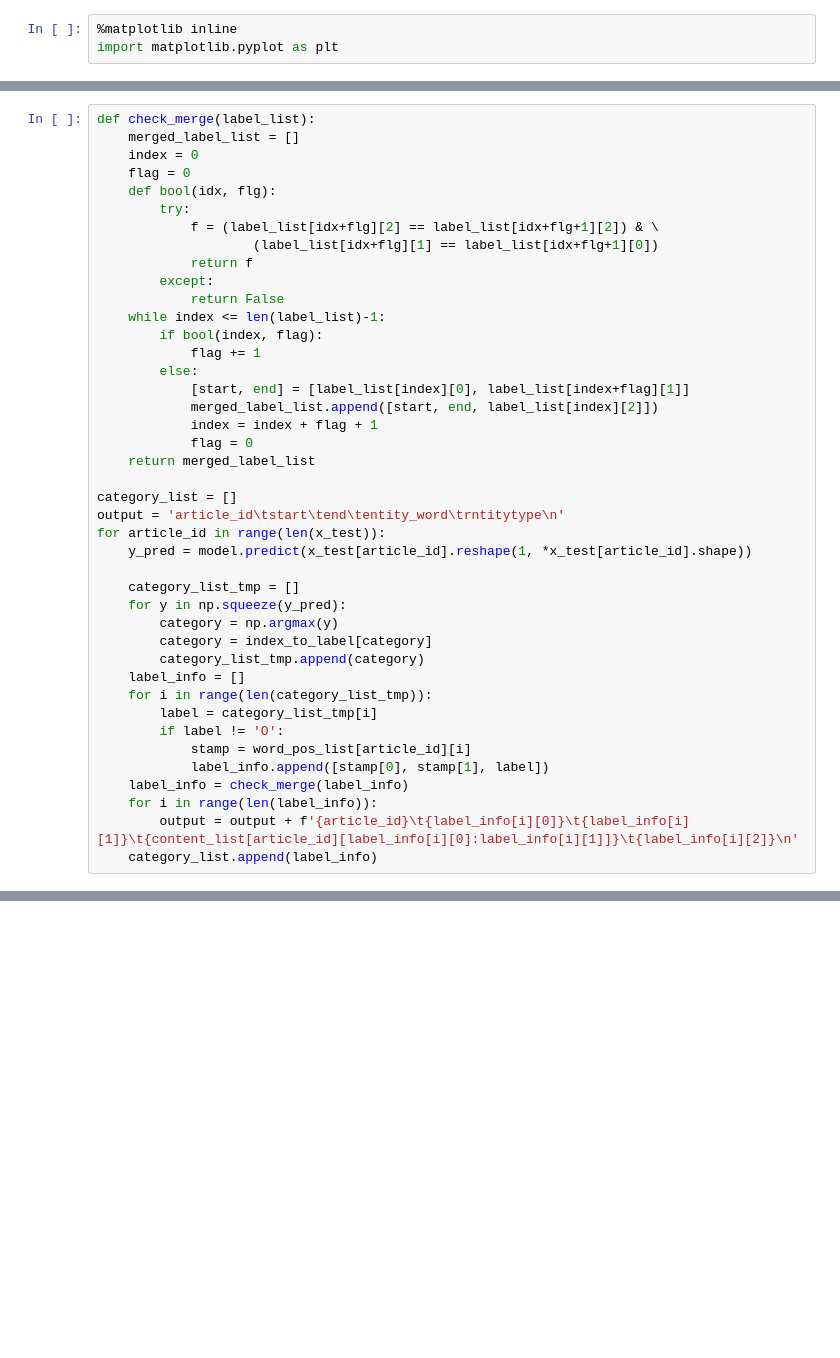
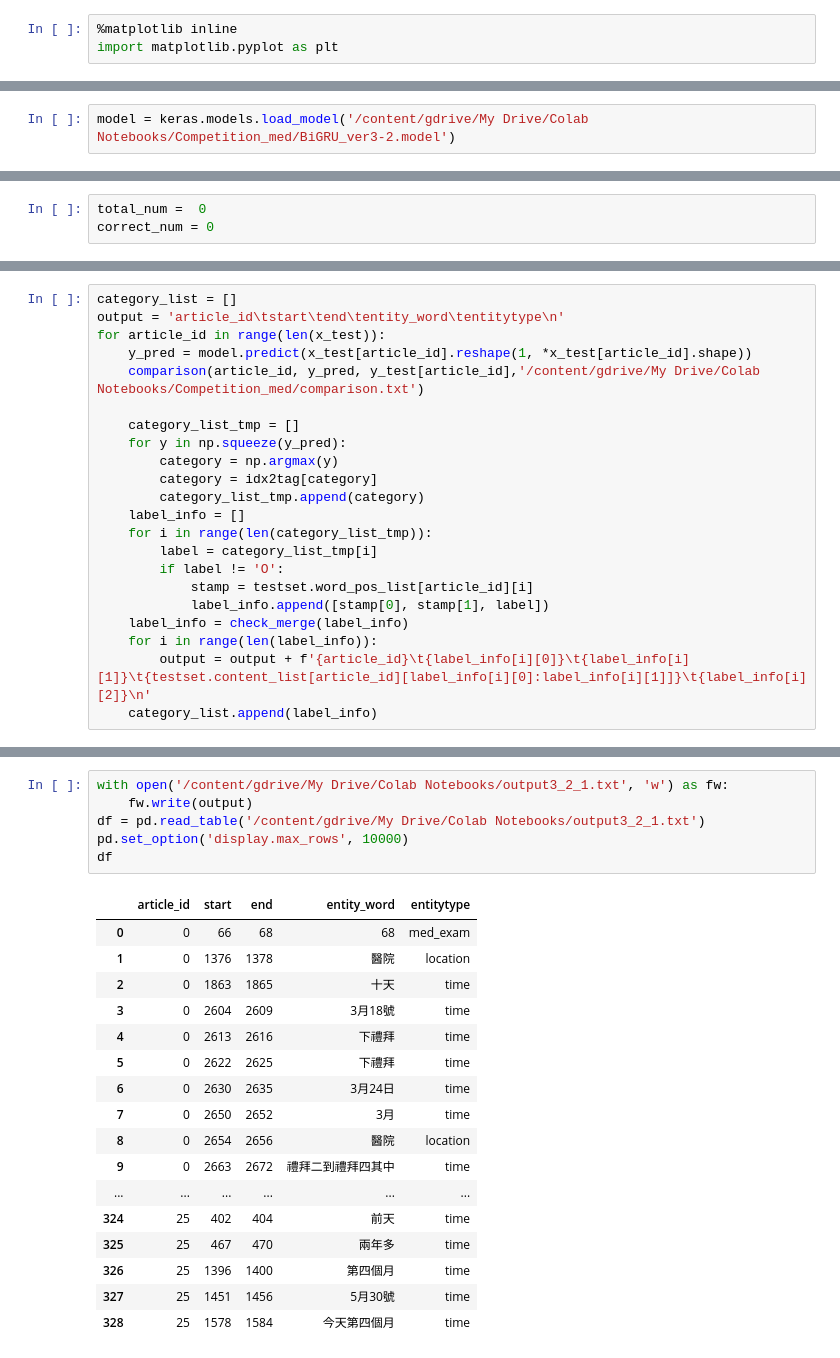
Before and after one commit to kuan0808/Med_Conversation_NER, a Jupyter notebook: medical_NER.ipynb, the cells around one changed output, grey strips where cells are left out. Cells and saved outputs as stored; diff of their text form; blank space fills up the shorter version.

Commit message:
Dataset class object, Bidirectional- GRU - tags number from trainset - output csv file

```diff
--- a/medical_NER.ipynb
+++ b/medical_NER.ipynb
@@ -348,0 +449,2 @@ Text(0.5, 1.0, 'Loss Curves')
+# %%
+model = keras.models.load_model('/content/gdrive/My Drive/Colab Notebooks/Competition_med/BiGRU_ver3-2.model')
@@ -348,0 +457,3 @@ Text(0.5, 1.0, 'Loss Curves')
+# %%
+total_num =  0
+correct_num = 0
@@ -349,42 +497,22 @@ Text(0.5, 1.0, 'Loss Curves')
 # %%
-def check_merge(label_list):
-    merged_label_list = []
-    index = 0
-    flag = 0
-    def bool(idx, flg):
-        try:
-            f = (label_list[idx+flg][2] == label_list[idx+flg+1][2]) & \
-                    (label_list[idx+flg][1] == label_list[idx+flg+1][0])
-            return f
-        except:
-            return False
-    while index <= len(label_list)-1:
-        if bool(index, flag):
-            flag += 1
-        else:
-            [start, end] = [label_list[index][0], label_list[index+flag][1]]
-            merged_label_list.append([start, end, label_list[index][2]])
-            index = index + flag + 1
-            flag = 0
-    return merged_label_list
-
 category_list = []
-output = 'article_id\tstart\tend\tentity_word\trntitytype\n'
+output = 'article_id\tstart\tend\tentity_word\tentitytype\n'
 for article_id in range(len(x_test)):
     y_pred = model.predict(x_test[article_id].reshape(1, *x_test[article_id].shape))
+    comparison(article_id, y_pred, y_test[article_id],'/content/gdrive/My Drive/Colab Notebooks/Competition_med/comparison.txt')
 
     category_list_tmp = []
     for y in np.squeeze(y_pred):
         category = np.argmax(y)
-        category = index_to_label[category]
+        category = idx2tag[category]
         category_list_tmp.append(category)
     label_info = []
     for i in range(len(category_list_tmp)):
         label = category_list_tmp[i]
         if label != 'O':
-            stamp = word_pos_list[article_id][i]
+            stamp = testset.word_pos_list[article_id][i]
             label_info.append([stamp[0], stamp[1], label])
     label_info = check_merge(label_info)
     for i in range(len(label_info)):
-        output = output + f'{article_id}\t{label_info[i][0]}\t{label_info[i][1]}\t{content_list[article_id][label_info[i][0]:label_info[i][1]]}\t{label_info[i][2]}\n'
+        output = output + f'{article_id}\t{label_info[i][0]}\t{label_info[i][1]}\t{testset.content_list[article_id][label_info[i][0]:label_info[i][1]]}\t{label_info[i][2]}\n'
     category_list.append(label_info)
@@ -416,0 +524,24 @@ df
+# %%
+with open('/content/gdrive/My Drive/Colab Notebooks/output3_2_1.txt', 'w') as fw:
+    fw.write(output)
+df = pd.read_table('/content/gdrive/My Drive/Colab Notebooks/output3_2_1.txt')
+pd.set_option('display.max_rows', 10000)
+df
+# %% [output]
+|  | article_id | start | end | entity_word | entitytype |
+| 0 | 0 | 66 | 68 | 68 | med_exam |
+| 1 | 0 | 1376 | 1378 | 醫院 | location |
+| 2 | 0 | 1863 | 1865 | 十天 | time |
+| 3 | 0 | 2604 | 2609 | 3月18號 | time |
+| 4 | 0 | 2613 | 2616 | 下禮拜 | time |
+| 5 | 0 | 2622 | 2625 | 下禮拜 | time |
+| 6 | 0 | 2630 | 2635 | 3月24日 | time |
+| 7 | 0 | 2650 | 2652 | 3月 | time |
+| 8 | 0 | 2654 | 2656 | 醫院 | location |
+| 9 | 0 | 2663 | 2672 | 禮拜二到禮拜四其中 | time |
+| ... | ... | ... | ... | ... | ... |
+| 324 | 25 | 402 | 404 | 前天 | time |
+| 325 | 25 | 467 | 470 | 兩年多 | time |
+| 326 | 25 | 1396 | 1400 | 第四個月 | time |
+| 327 | 25 | 1451 | 1456 | 5月30號 | time |
+| 328 | 25 | 1578 | 1584 | 今天第四個月 | time |
```
Also changed, not shown: parts of 29 cells of this notebook.
